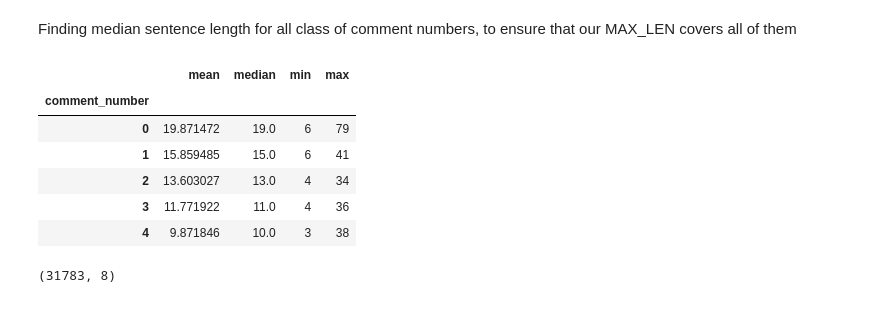
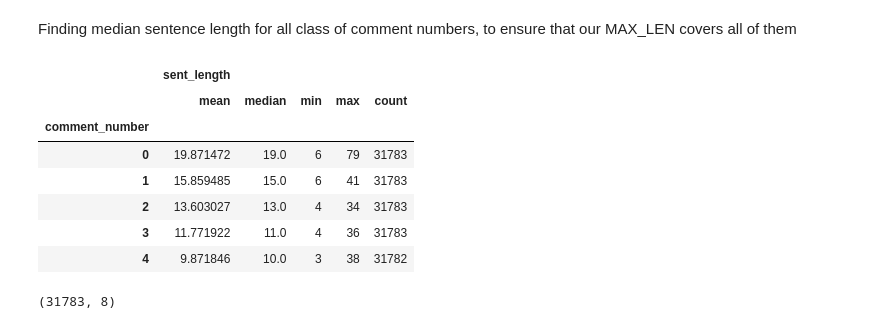
Before and after one commit to tikendraw/caption-generator, a Jupyter notebook: train.ipynb, the cells around one changed output. Saved outputs shown, nothing was run; the diff lists cells and outputs as text; code cells hidden in the pictures.

```diff
--- a/train.ipynb
+++ b/train.ipynb
@@ -292,15 +304,23 @@ df.shape
 (158914, 8)
 # %% [markdown]
 Finding median sentence length for all class of comment numbers, to ensure that our MAX_LEN covers all of them
-# %%
-df.groupby('comment_number').agg(['mean', 'median', 'min','max'],)['sent_length']
-# %% [output]
-|  | mean | median | min | max |
-| comment_number |  |  |  |  |
-| 0 | 19.871472 | 19.0 | 6 | 79 |
-| 1 | 15.859485 | 15.0 | 6 | 41 |
-| 2 | 13.603027 | 13.0 | 4 | 34 |
-| 3 | 11.771922 | 11.0 | 4 | 36 |
-| 4 | 9.871846 | 10.0 | 3 | 38 |
+# %%
+
+# Group by a categorical column
+grouped = df.select_dtypes(include=['float64', 'int64']).groupby('comment_number')
+
+
+# Apply aggregation functions on numerical columns
+aggregated = grouped.agg(['mean', 'median', 'min', 'max', 'count'])
+aggregated
+# %% [output]
+|  | sent_length |  |  |  |  |
+|  | mean | median | min | max | count |
+| comment_number |  |  |  |  |  |
+| 0 | 19.871472 | 19.0 | 6 | 79 | 31783 |
+| 1 | 15.859485 | 15.0 | 6 | 41 | 31783 |
+| 2 | 13.603027 | 13.0 | 4 | 34 | 31783 |
+| 3 | 11.771922 | 11.0 | 4 | 36 | 31783 |
+| 4 | 9.871846 | 10.0 | 3 | 38 | 31782 |
 # %%
 # i randomly chose 2nd comment of all picture you can chose anything bw 0 to 4
```
Also changed, not shown: parts of 22 cells of this notebook, 2 other files.
